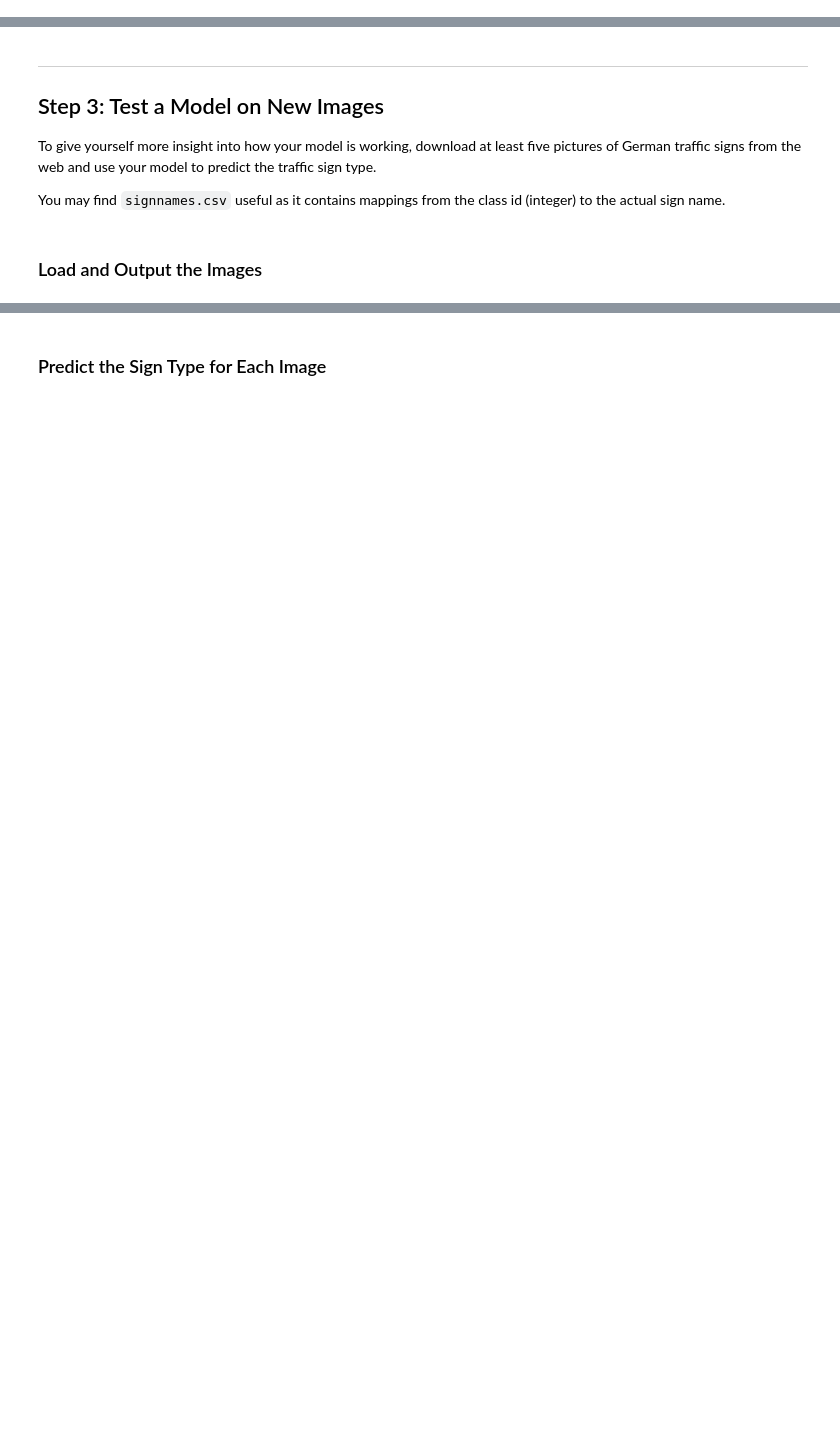
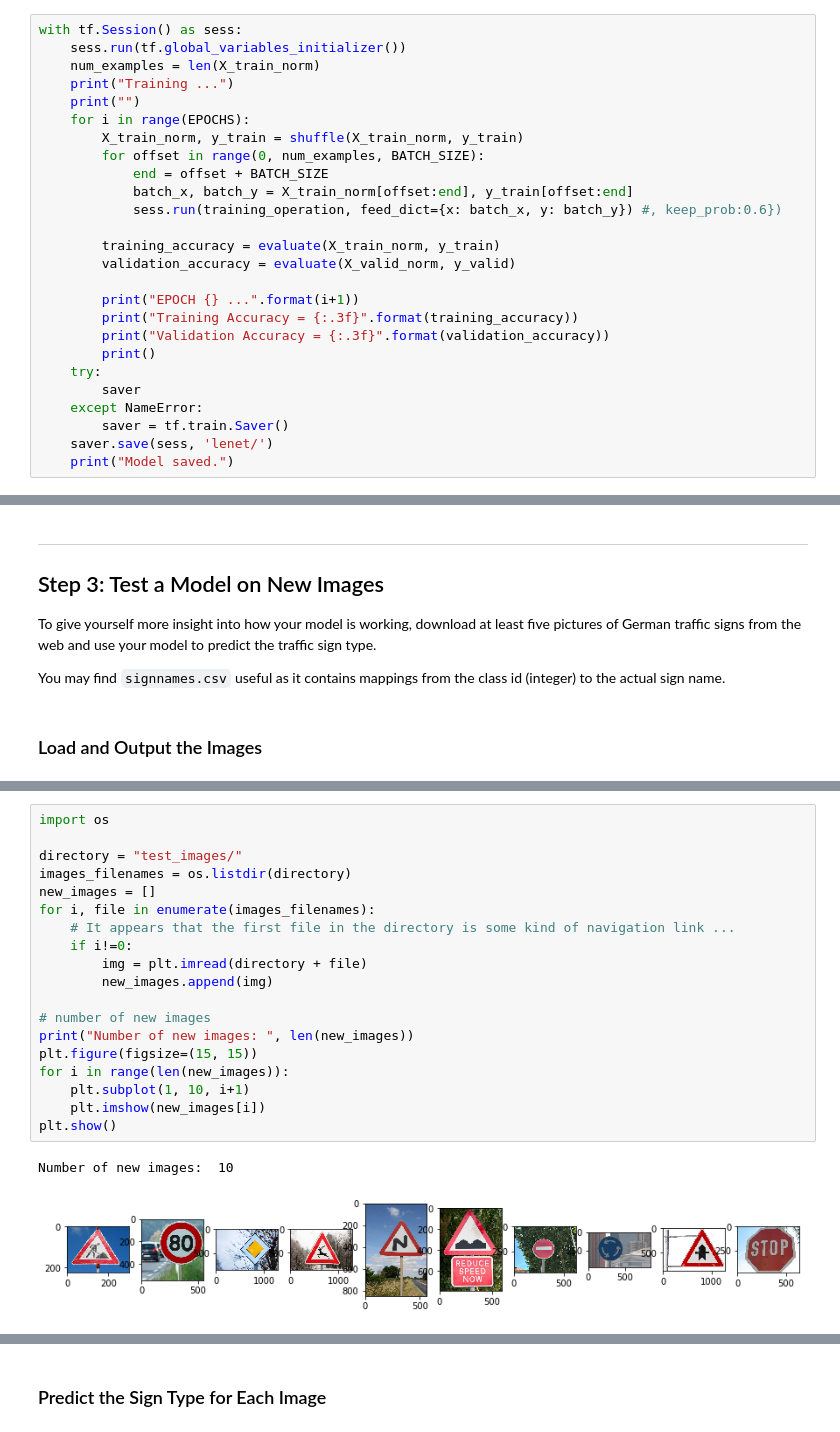
Before and after one commit to jeongwhanchoi/CarND-Traffic-Sign-Classifier, a Jupyter notebook: Traffic_Sign_Classifier.ipynb, the cells around one changed output, grey strips where cells are left out. Cells and saved outputs as stored; diff of their text form; blank space fills up the shorter version.

```diff
--- a/Traffic_Sign_Classifier.ipynb
+++ b/Traffic_Sign_Classifier.ipynb
@@ -306,0 +409,26 @@ sets imply underfitting. A high accuracy on the training set but low accuracy on
+# %%
+with tf.Session() as sess:
+    sess.run(tf.global_variables_initializer())
+    num_examples = len(X_train_norm)
+    print("Training ...")
+    print("")
+    for i in range(EPOCHS):
+        X_train_norm, y_train = shuffle(X_train_norm, y_train)
+        for offset in range(0, num_examples, BATCH_SIZE):
+            end = offset + BATCH_SIZE
+            batch_x, batch_y = X_train_norm[offset:end], y_train[offset:end]
+            sess.run(training_operation, feed_dict={x: batch_x, y: batch_y}) #, keep_prob:0.6})
+
+        training_accuracy = evaluate(X_train_norm, y_train)
+        validation_accuracy = evaluate(X_valid_norm, y_valid)
+
+        print("EPOCH {} ...".format(i+1))
+        print("Training Accuracy = {:.3f}".format(training_accuracy))
+        print("Validation Accuracy = {:.3f}".format(validation_accuracy))
+        print()
+    try:
+        saver
+    except NameError:
+        saver = tf.train.Saver()
+    saver.save(sess, 'lenet/')
+    print("Model saved.")
@@ -319,0 +482,22 @@ You may find `signnames.csv` useful as it contains mappings from the class id (i
+# %%
+import os
+
+directory = "test_images/"
+images_filenames = os.listdir(directory)
+new_images = []
+for i, file in enumerate(images_filenames):
+    # It appears that the first file in the directory is some kind of navigation link ...
+    if i!=0:
+        img = plt.imread(directory + file)
+        new_images.append(img)
+
+# number of new images
+print("Number of new images: ", len(new_images))
+plt.figure(figsize=(15, 15))
+for i in range(len(new_images)):
+    plt.subplot(1, 10, i+1)
+    plt.imshow(new_images[i])
+plt.show()
+# %% [output]
+Number of new images:  10
+[figure, added]
```
Also changed, not shown: parts of 21 cells of this notebook.
